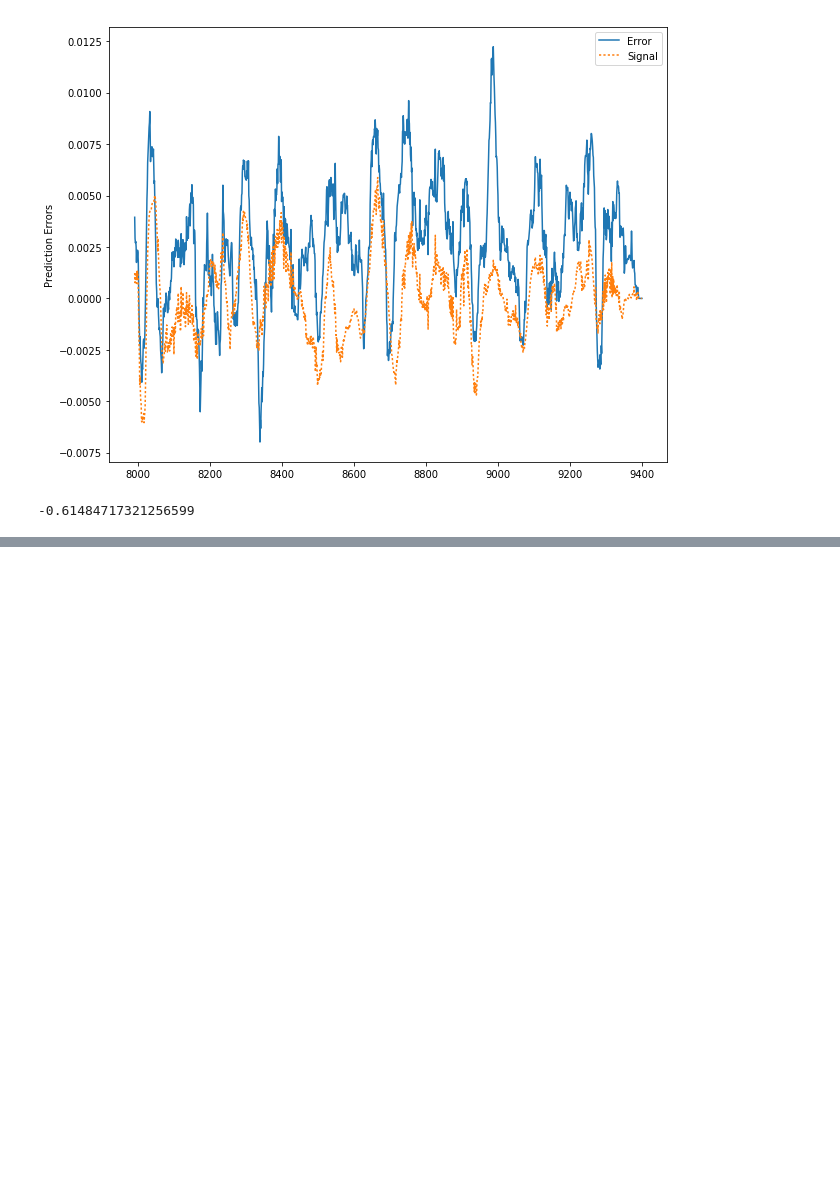
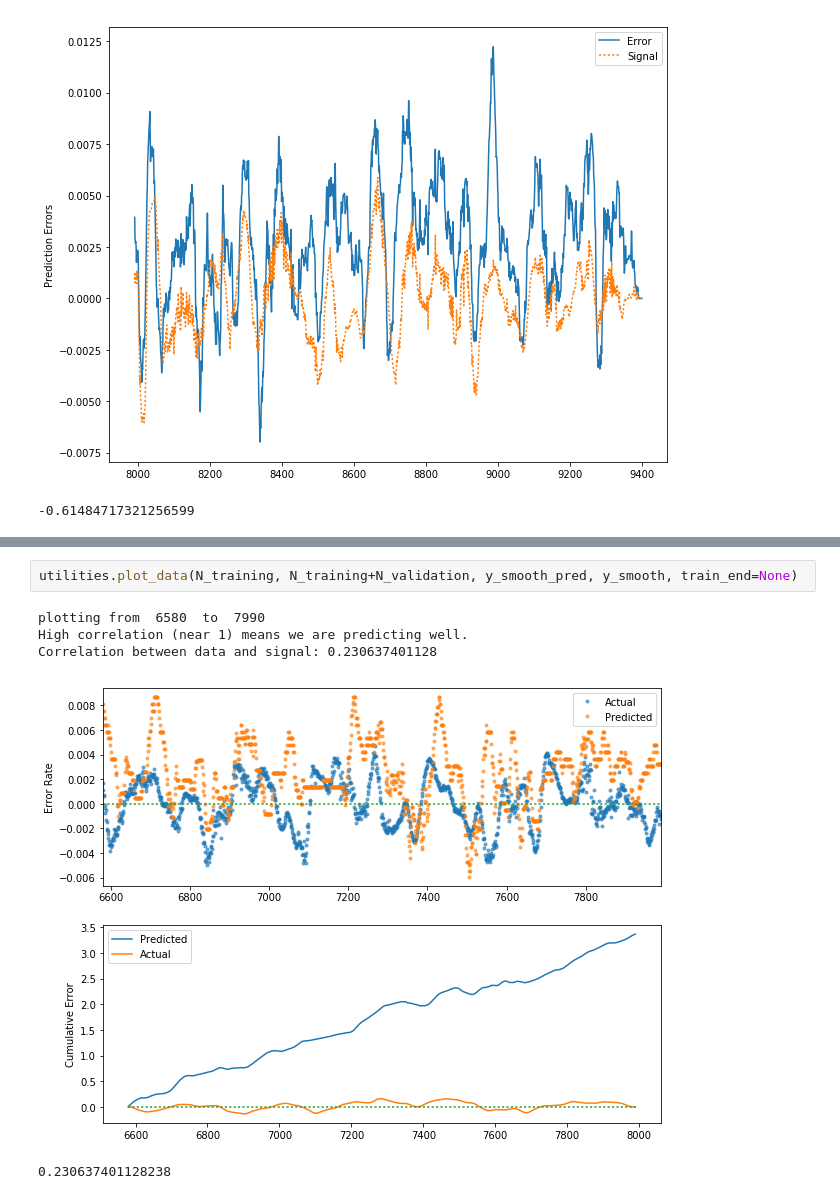
Before and after one commit to chelseas/teach-me-to-tango, a Jupyter notebook: plotting.ipynb, the cells around one changed output, grey strips where cells are left out. Drawn from its saved outputs; the diff is of its cells as text; blank space fills up the shorter version.

```diff
--- a/plotting.ipynb
+++ b/plotting.ipynb
@@ -234,0 +243,8 @@ Correlation between error and signal: 0.614847173213
+# %%
+utilities.plot_data(N_training, N_training+N_validation, y_smooth_pred, y_smooth, train_end=None)
+# %% [output]
+plotting from  6580  to  7990
+High correlation (near 1) means we are predicting well.
+Correlation between data and signal: 0.230637401128
+[figure, added]
+0.230637401128238
```
Also changed, not shown: parts of 13 cells of this notebook, 1 other file.
